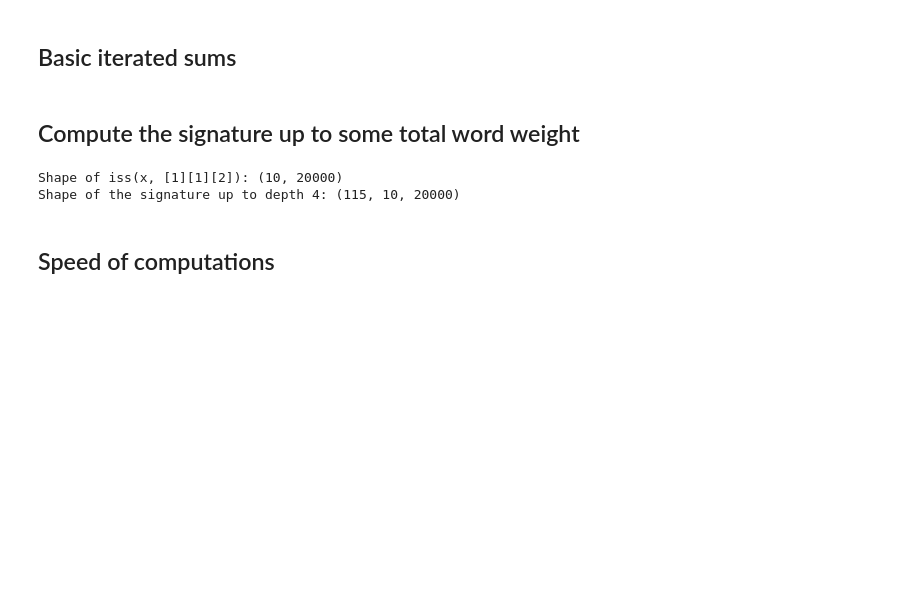
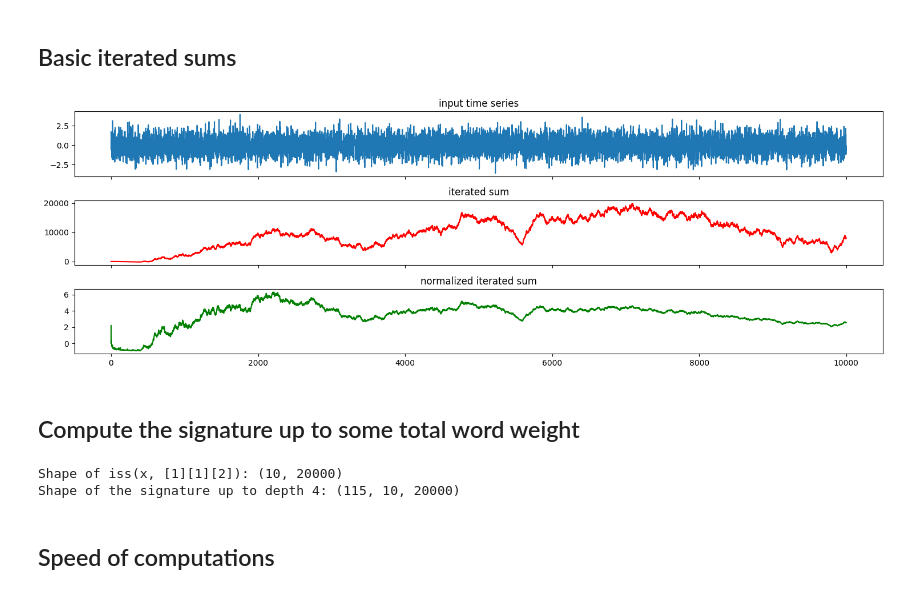
Before and after one commit to irkri/witss, a Jupyter notebook: examples/signature.ipynb, the cells around one changed output. Cells and saved outputs as stored; diff of their text form; code cells hidden in the pictures; blank space fills up the shorter version.

```diff
--- a/examples/signature.ipynb
+++ b/examples/signature.ipynb
@@ -12,26 +11,16 @@ a = np.random.normal(size=10_000)
 itsum = witss.iss(a, "[1][1]")
 itsum_norm = witss.iss(a, "[1][1]", normalize="sqrt")
 # %%
-fig = make_subplots(3, 1, shared_xaxes=True)
-fig.add_trace(go.Scatter(
-    y=a,
-    mode="lines",
-    name="Input",
-), row=1, col=1)
-fig.add_trace(go.Scatter(
-    y=itsum,
-    mode="lines",
-    name="Iterated Sum",
-), row=2, col=1)
-fig.add_trace(go.Scatter(
-    y=itsum_norm,
-    mode="lines",
-    name="Normalized Iterated Sum",
-), row=3, col=1)
-fig.update_layout(
-    margin=dict(l=0,r=0,b=0,t=0),
-)
-fig.show()
+fig, ax = plt.subplots(3, 1, sharex=True, figsize=(15, 5))
+ax[0].plot(a)
+ax[0].set_title("input time series")
+ax[1].plot(itsum, color="red")
+ax[1].set_title("iterated sum")
+ax[2].plot(itsum_norm, color="green")
+ax[2].set_title("normalized iterated sum")
+fig.tight_layout()
+# %% [output]
+[figure, added]
 # %% [markdown]
 ## Compute the signature up to some total word weight
 # %%
```
Also changed, not shown: parts of 5 cells of this notebook, 5 other files.
